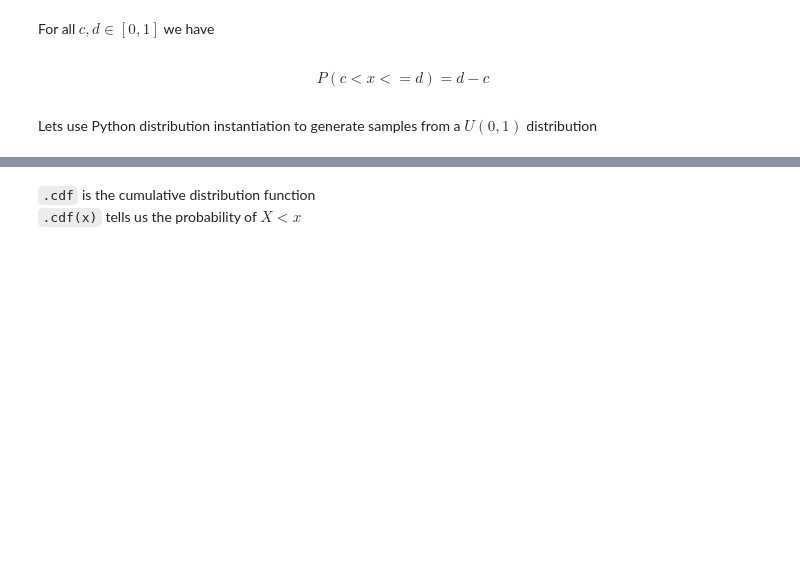
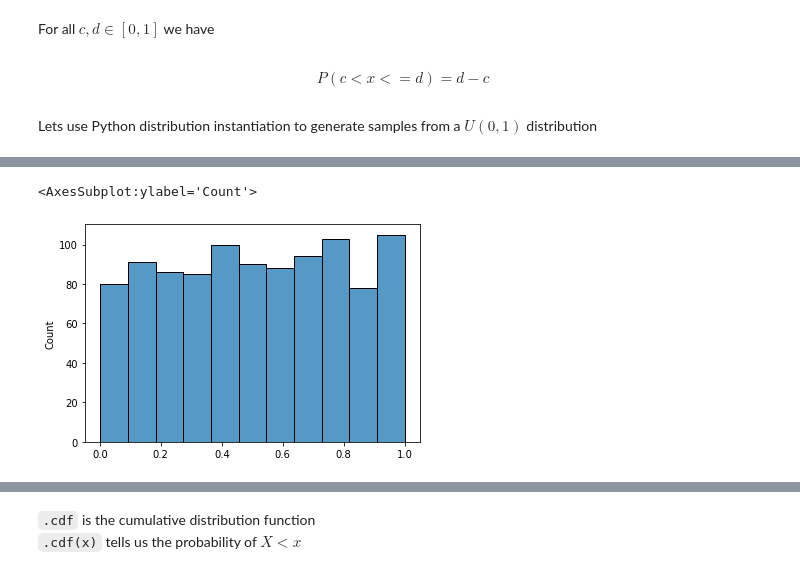
Before and after one commit to Ironhack-Data-Madrid-Agosto-2021/classroom-materials, a Jupyter notebook: week_05/05-continuous-probability-distributions.ipynb, the cells around one changed output, grey strips where cells are left out. Cells and saved outputs as stored; diff of their text form; code cells hidden in the pictures; blank space fills up the shorter version.

```diff
--- a/week_05/05-continuous-probability-distributions.ipynb
+++ b/week_05/05-continuous-probability-distributions.ipynb
@@ -63,2 +74,7 @@ sns.histplot(sample)
 # %%
 sample = my_uniform.rvs(size=1000)
+# %%
+sns.histplot(sample)
+# %% [output]
+<AxesSubplot:ylabel='Count'>
+[figure, added]
```
Also changed, not shown: parts of 77 cells of this notebook, 1 other file.
